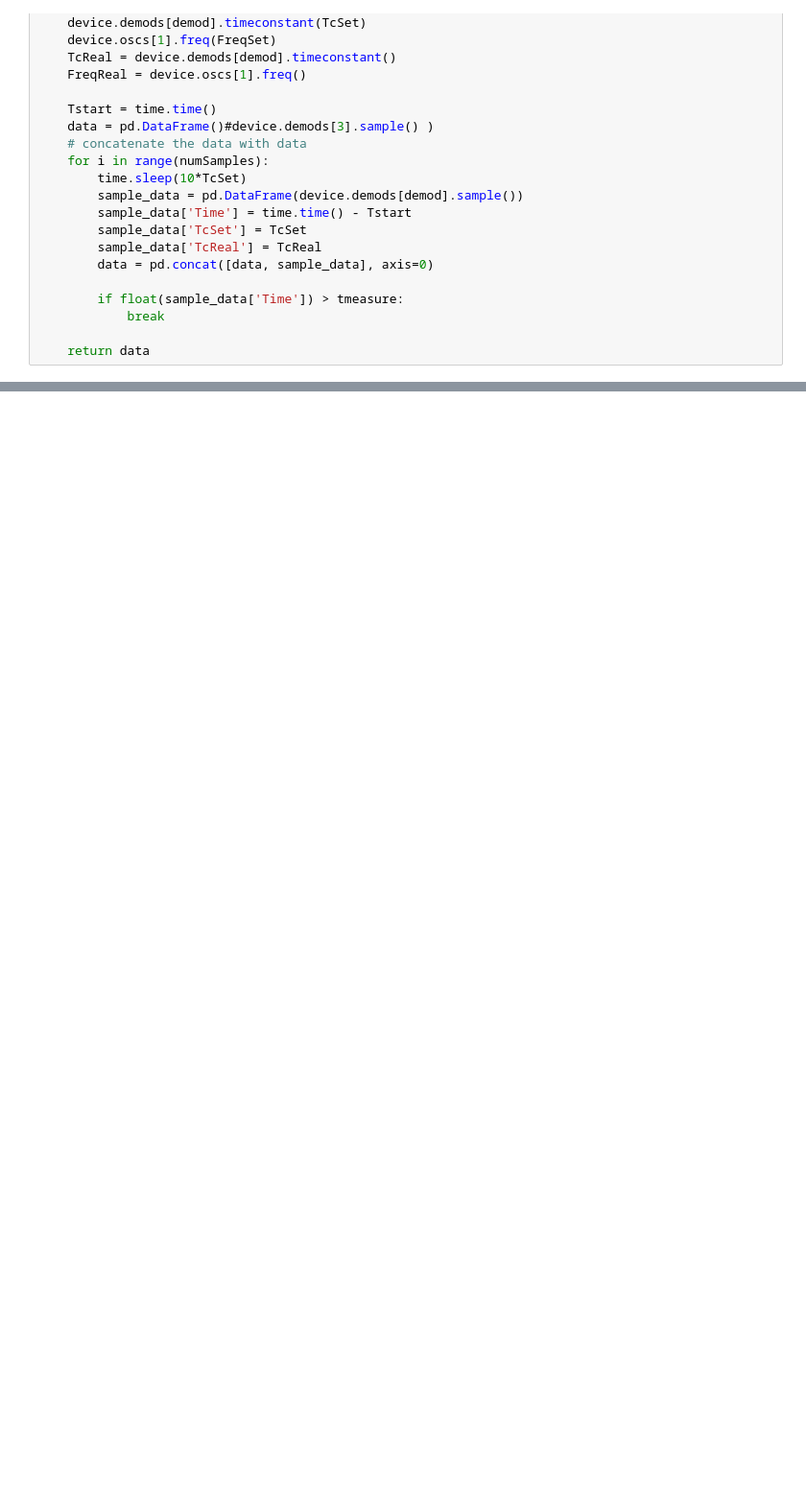
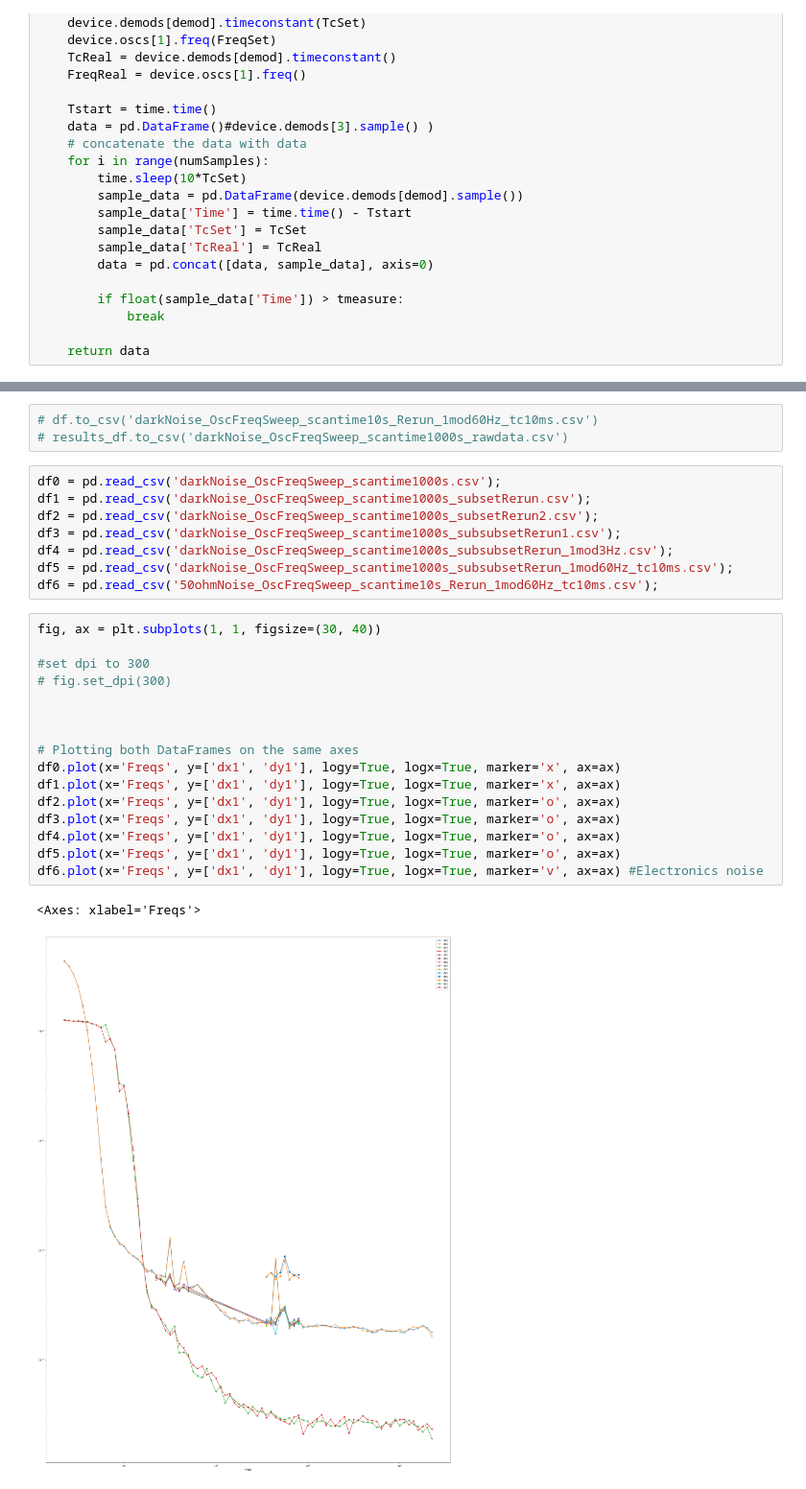
Before and after one commit to OrionSmedley/SagnacOperatingSys, a Jupyter notebook: MetaAnalysis/NoiseCapture/RecordNoise.ipynb, the cells around one changed output, grey strips where cells are left out. Shown at 96% size. Cells and saved outputs as stored; diff of their text form; blank space fills up the shorter version.

Commit message:
more noise scans

```diff
--- a/MetaAnalysis/NoiseCapture/RecordNoise.ipynb
+++ b/MetaAnalysis/NoiseCapture/RecordNoise.ipynb
@@ -96 +114,31 @@ Error:
+# %%
+# df.to_csv('darkNoise_OscFreqSweep_scantime10s_Rerun_1mod60Hz_tc10ms.csv')
+# results_df.to_csv('darkNoise_OscFreqSweep_scantime1000s_rawdata.csv')
+# %%
+df0 = pd.read_csv('darkNoise_OscFreqSweep_scantime1000s.csv');
+df1 = pd.read_csv('darkNoise_OscFreqSweep_scantime1000s_subsetRerun.csv');
+df2 = pd.read_csv('darkNoise_OscFreqSweep_scantime1000s_subsetRerun2.csv');
+df3 = pd.read_csv('darkNoise_OscFreqSweep_scantime1000s_subsubsetRerun1.csv');
+df4 = pd.read_csv('darkNoise_OscFreqSweep_scantime1000s_subsubsetRerun_1mod3Hz.csv');
+df5 = pd.read_csv('darkNoise_OscFreqSweep_scantime1000s_subsubsetRerun_1mod60Hz_tc10ms.csv');
+df6 = pd.read_csv('50ohmNoise_OscFreqSweep_scantime10s_Rerun_1mod60Hz_tc10ms.csv');
+# %%
+fig, ax = plt.subplots(1, 1, figsize=(30, 40))
+
+#set dpi to 300
+# fig.set_dpi(300)
+
+
+
+# Plotting both DataFrames on the same axes
+df0.plot(x='Freqs', y=['dx1', 'dy1'], logy=True, logx=True, marker='x', ax=ax)
+df1.plot(x='Freqs', y=['dx1', 'dy1'], logy=True, logx=True, marker='x', ax=ax)
+df2.plot(x='Freqs', y=['dx1', 'dy1'], logy=True, logx=True, marker='o', ax=ax)
+df3.plot(x='Freqs', y=['dx1', 'dy1'], logy=True, logx=True, marker='o', ax=ax)
+df4.plot(x='Freqs', y=['dx1', 'dy1'], logy=True, logx=True, marker='o', ax=ax)
+df5.plot(x='Freqs', y=['dx1', 'dy1'], logy=True, logx=True, marker='o', ax=ax)
+df6.plot(x='Freqs', y=['dx1', 'dy1'], logy=True, logx=True, marker='v', ax=ax) #Electronics noise
+# %% [output]
+<Axes: xlabel='Freqs'>
+[figure, added]
 # %%
```
Also changed, not shown: parts of 11 cells of this notebook, 6 other files.
